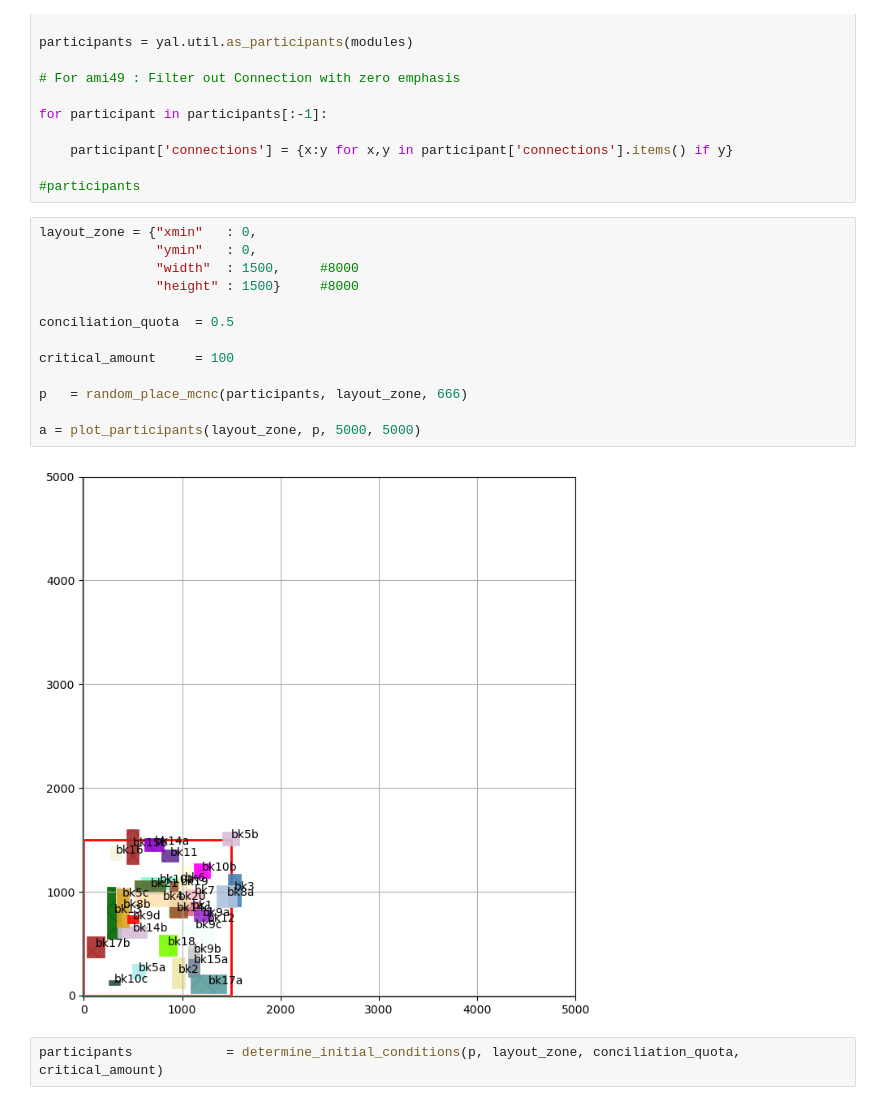
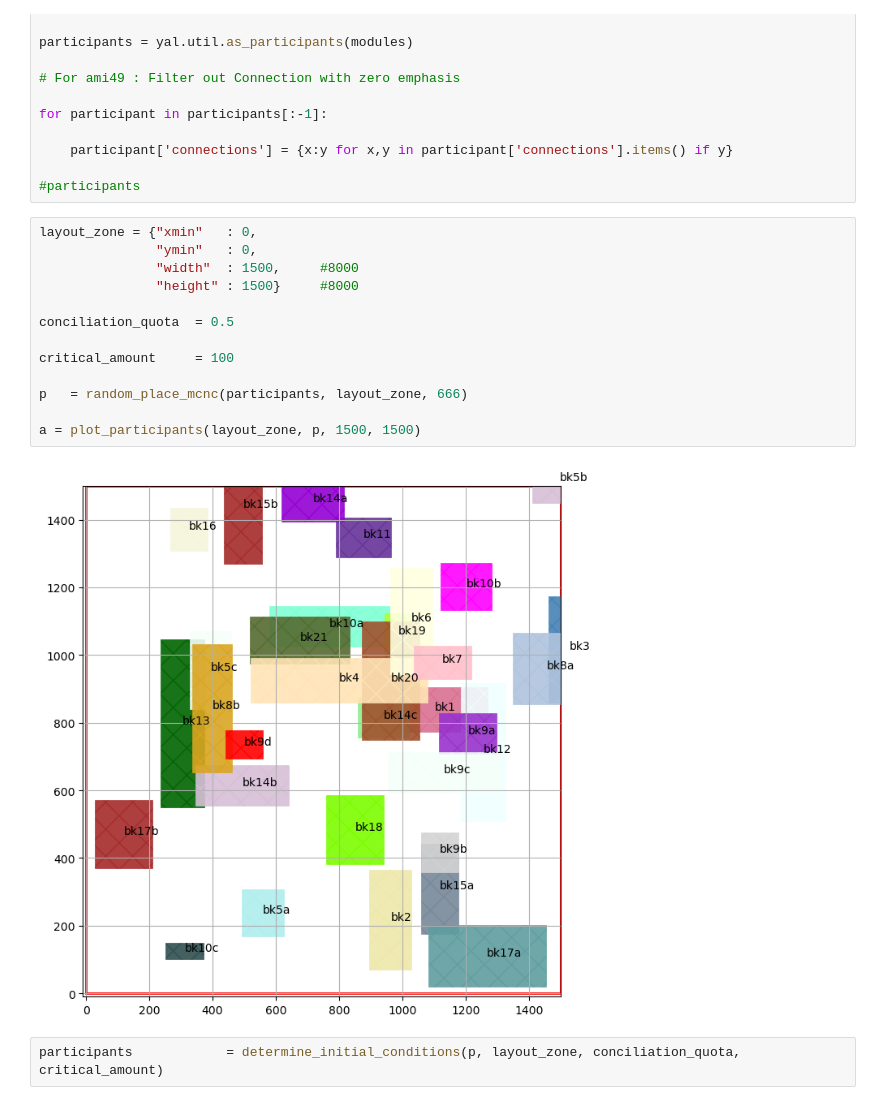
Before and after one commit to TiMo3654/abf, a Jupyter notebook: yal_read_test.ipynb, the cells around one changed output. Drawn from its saved outputs; the diff is of its cells as text.

```diff
--- a/yal_read_test.ipynb
+++ b/yal_read_test.ipynb
@@ -28,18 +28,18 @@ for participant in participants[:-1]:
 # %%
 layout_zone = {"xmin"   : 0,
                "ymin"   : 0,
                "width"  : 1500,     #8000
                "height" : 1500}     #8000
 
 conciliation_quota  = 0.5
 
 critical_amount     = 100
 
 p   = random_place_mcnc(participants, layout_zone, 666)
 
-a = plot_participants(layout_zone, p, 5000, 5000)
+a = plot_participants(layout_zone, p, 1500, 1500)
 # %% [output]
-[figure, old version]
+[figure, new version]
 # %%
 participants            = determine_initial_conditions(p, layout_zone, conciliation_quota, critical_amount)
 # %%
```
Also changed, not shown: parts of 2 cells of this notebook, 2 other files.
